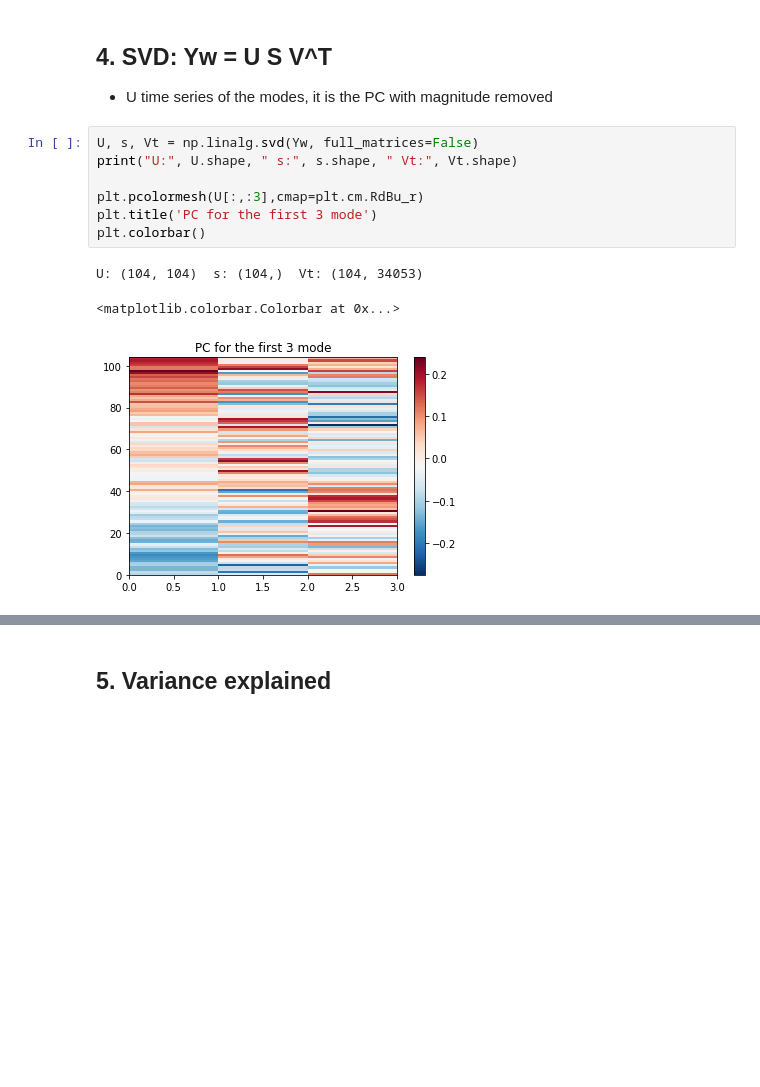
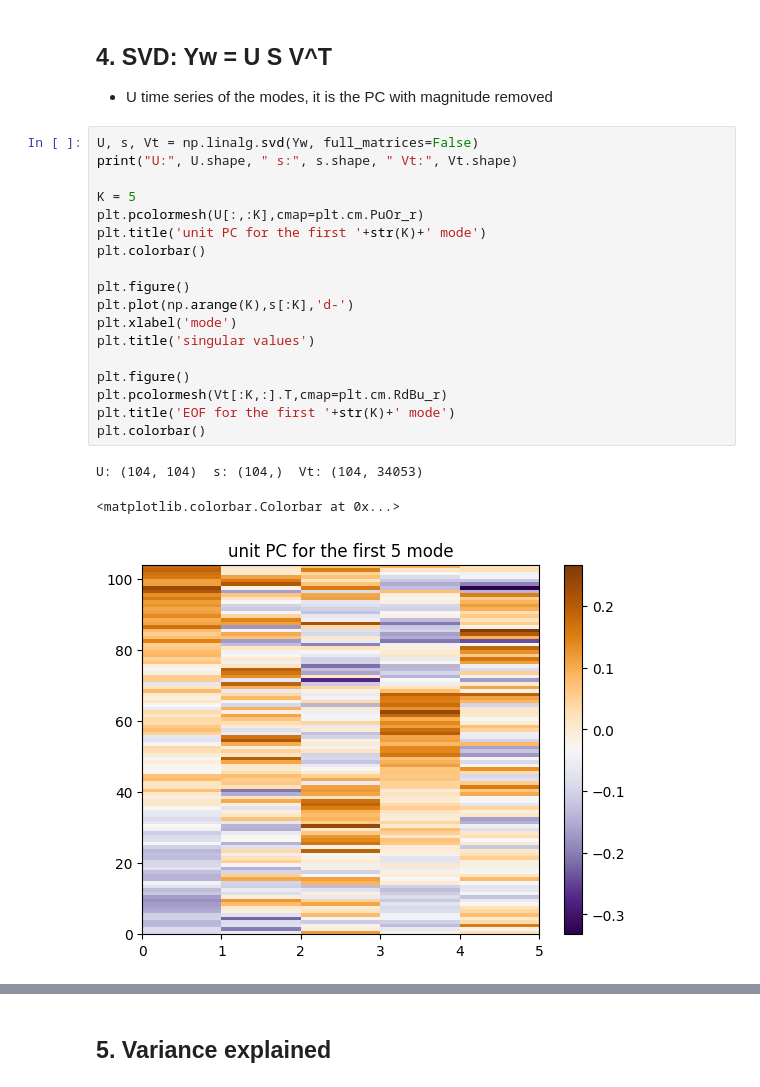
Before and after one commit to cl3225/CLMTG-5060, a Jupyter notebook: Lecture14_example.ipynb, the cells around one changed output, grey strips where cells are left out. Saved outputs shown, nothing was run; the diff lists cells and outputs as text; blank space fills up the shorter version.

```diff
--- a/Lecture14_example.ipynb
+++ b/Lecture14_example.ipynb
@@ -80,11 +83,22 @@ plt.colorbar();
 # %%
 U, s, Vt = np.linalg.svd(Yw, full_matrices=False)
 print("U:", U.shape, " s:", s.shape, " Vt:", Vt.shape)
 
-plt.pcolormesh(U[:,:3],cmap=plt.cm.RdBu_r)
-plt.title('PC for the first 3 mode')
+K = 5
+plt.pcolormesh(U[:,:K],cmap=plt.cm.PuOr_r)
+plt.title('unit PC for the first '+str(K)+' mode')
 plt.colorbar()
+
+plt.figure()
+plt.plot(np.arange(K),s[:K],'d-')
+plt.xlabel('mode')
+plt.title('singular values')
+
+plt.figure()
+plt.pcolormesh(Vt[:K,:].T,cmap=plt.cm.RdBu_r)
+plt.title('EOF for the first '+str(K)+' mode')
+plt.colorbar()
 # %% [output]
 U: (104, 104)  s: (104,)  Vt: (104, 34053)
 <matplotlib.colorbar.Colorbar at 0x...>
-[figure, old version]
+[figure, new version]
```
Also changed, not shown: parts of 18 cells of this notebook.
